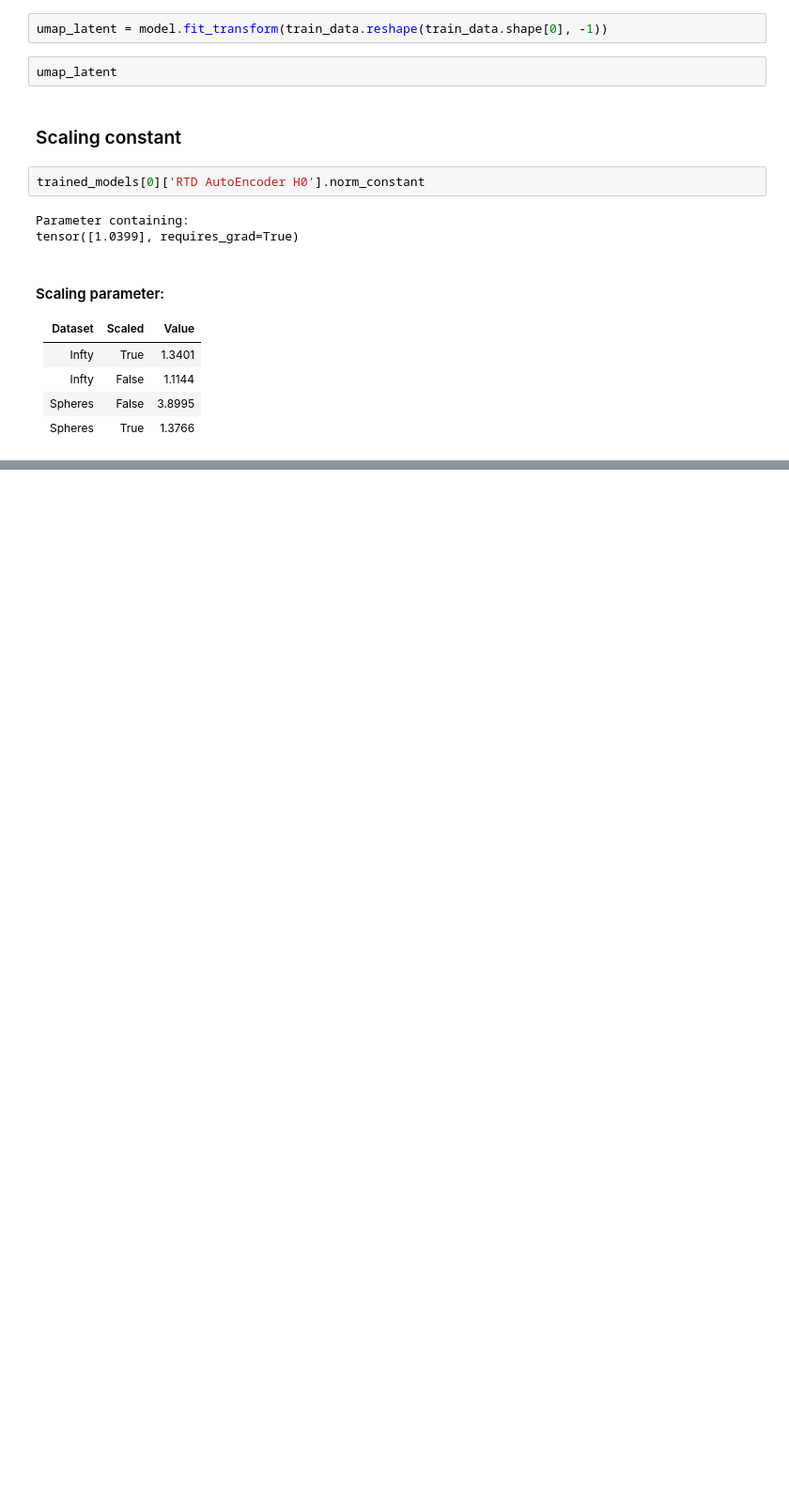
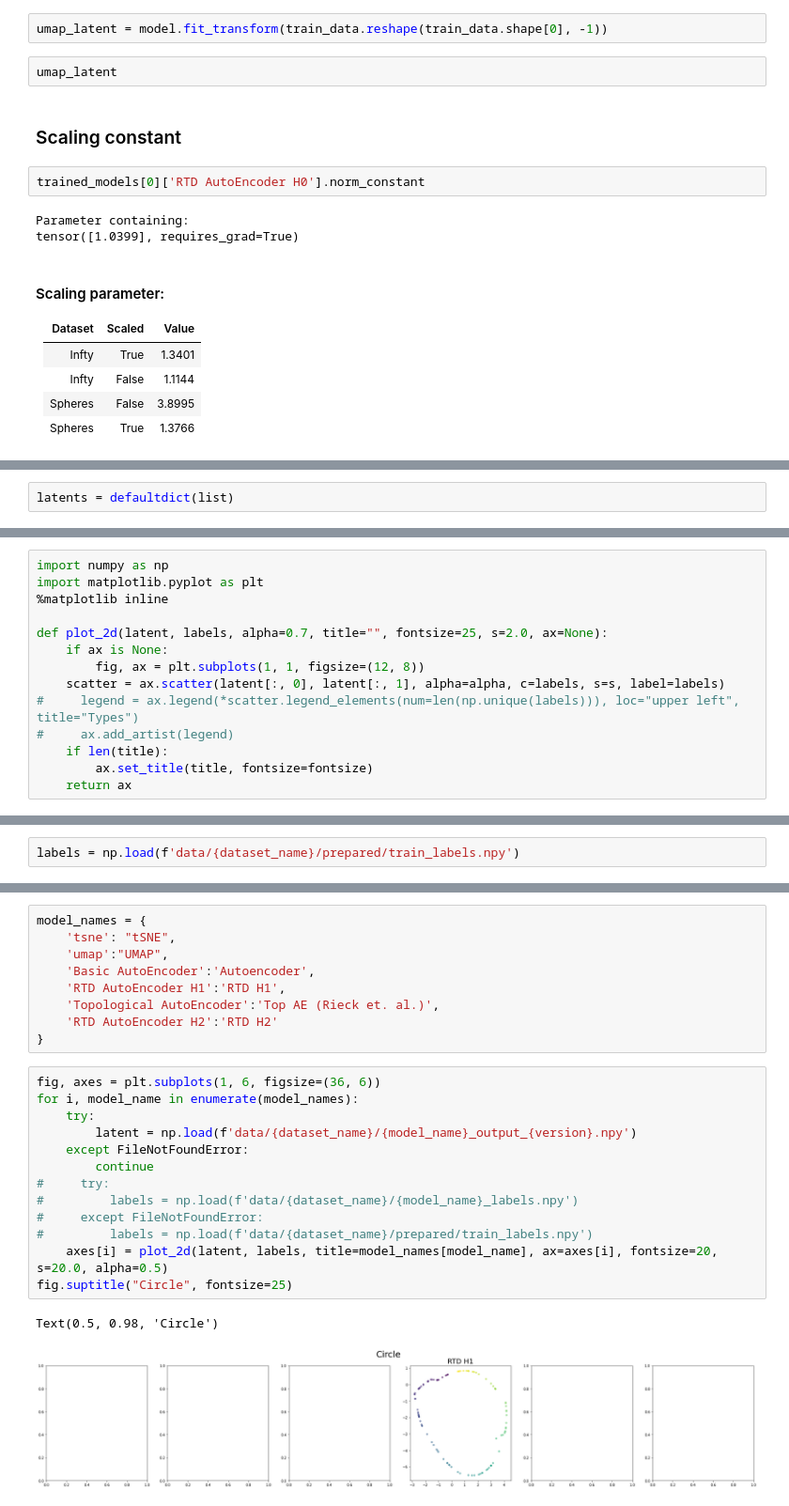
Before and after one commit to danchern97/RTD_AE, a Jupyter notebook: Synthetic datasets AE training.ipynb, the cells around one changed output, grey strips where cells are left out. Shown at 94% size. Drawn from its saved outputs; the diff is of its cells as text; blank space fills up the shorter version.

```diff
--- a/Synthetic datasets AE training.ipynb
+++ b/Synthetic datasets AE training.ipynb
@@ -392,0 +513,2 @@ tensor([1.0399], requires_grad=True)
+# %%
+latents = defaultdict(list)
@@ -392,0 +663,14 @@ tensor([1.0399], requires_grad=True)
+# %%
+import numpy as np
+import matplotlib.pyplot as plt
+%matplotlib inline
+
+def plot_2d(latent, labels, alpha=0.7, title="", fontsize=25, s=2.0, ax=None):
+    if ax is None:
+        fig, ax = plt.subplots(1, 1, figsize=(12, 8))
+    scatter = ax.scatter(latent[:, 0], latent[:, 1], alpha=alpha, c=labels, s=s, label=labels)
+#     legend = ax.legend(*scatter.legend_elements(num=len(np.unique(labels))), loc="upper left", title="Types")
+#     ax.add_artist(legend)
+    if len(title):
+        ax.set_title(title, fontsize=fontsize)
+    return ax
@@ -392,0 +681,2 @@ tensor([1.0399], requires_grad=True)
+# %%
+labels = np.load(f'data/{dataset_name}/prepared/train_labels.npy')
@@ -392,0 +692,25 @@ tensor([1.0399], requires_grad=True)
+# %%
+model_names = {
+    'tsne': "tSNE",
+    'umap':"UMAP",
+    'Basic AutoEncoder':'Autoencoder',
+    'RTD AutoEncoder H1':'RTD H1',
+    'Topological AutoEncoder':'Top AE (Rieck et. al.)',
+    'RTD AutoEncoder H2':'RTD H2'
+}
+# %%
+fig, axes = plt.subplots(1, 6, figsize=(36, 6))
+for i, model_name in enumerate(model_names):
+    try:
+        latent = np.load(f'data/{dataset_name}/{model_name}_output_{version}.npy')
+    except FileNotFoundError:
+        continue
+#     try:
+#         labels = np.load(f'data/{dataset_name}/{model_name}_labels.npy')
+#     except FileNotFoundError:
+#         labels = np.load(f'data/{dataset_name}/prepared/train_labels.npy')
+    axes[i] = plot_2d(latent, labels, title=model_names[model_name], ax=axes[i], fontsize=20, s=20.0, alpha=0.5)
+fig.suptitle("Circle", fontsize=25)
+# %% [output]
+Text(0.5, 0.98, 'Circle')
+[figure, added]
```
Also changed, not shown: parts of 57 cells of this notebook.
